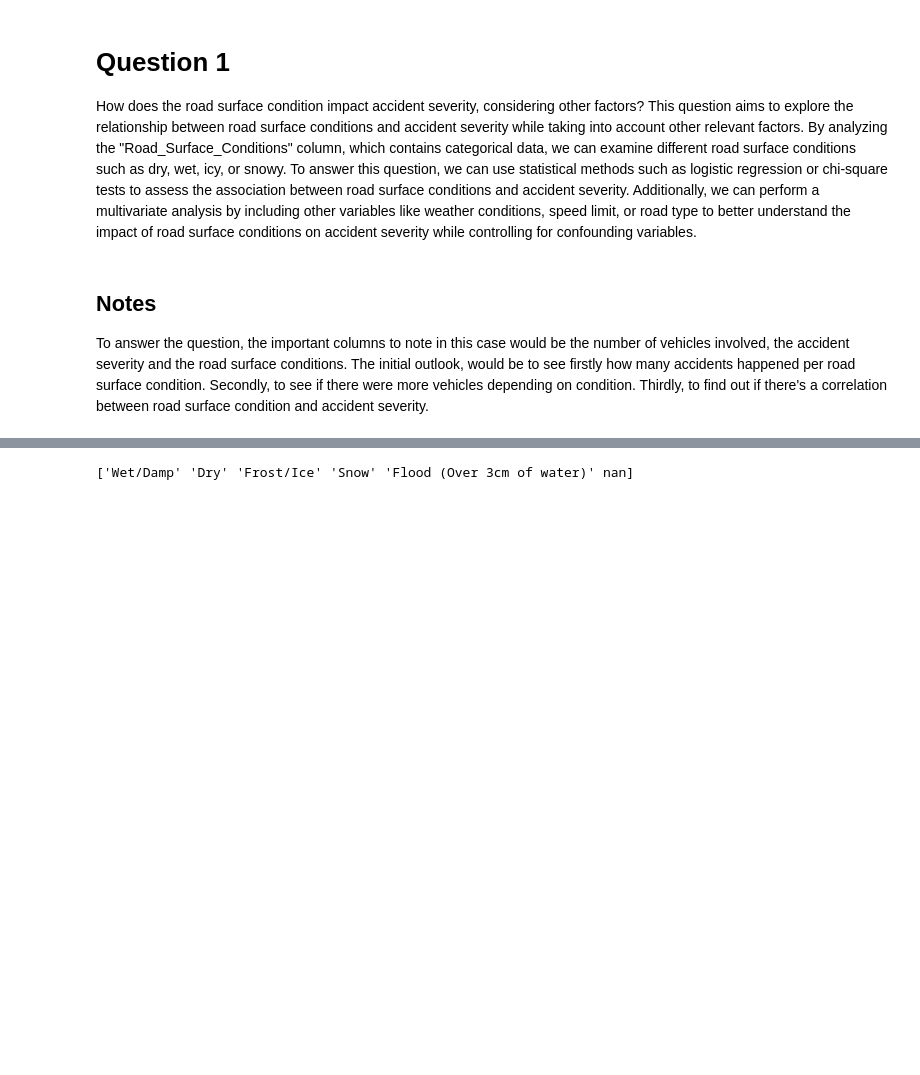
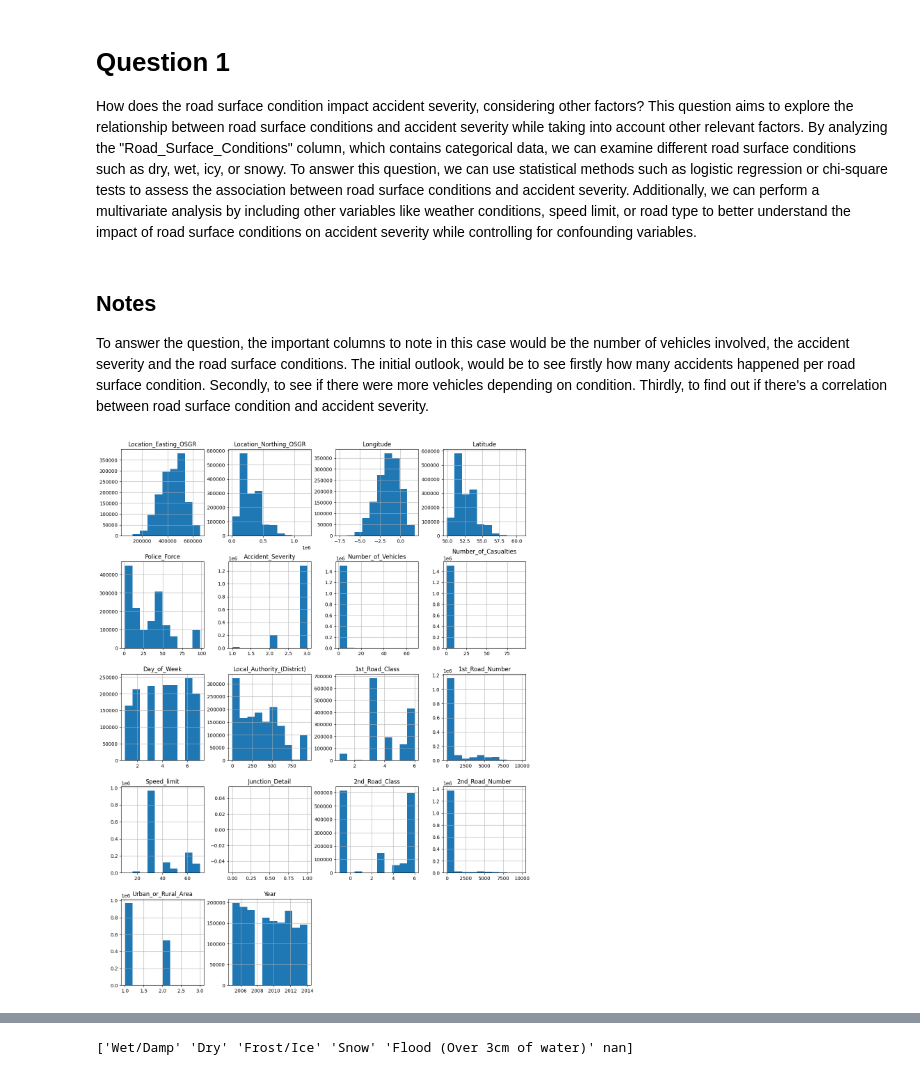
Before and after one commit to Nom115/traffic_accident_analysis, a Jupyter notebook: traffic_accidents.ipynb, the cells around one changed output, grey strips where cells are left out. Saved outputs shown, nothing was run; the diff lists cells and outputs as text; code cells hidden in the pictures; blank space fills up the shorter version.

```diff
--- a/traffic_accidents.ipynb
+++ b/traffic_accidents.ipynb
@@ -20,4 +20,6 @@ accident2012 = pd.read_csv("data/accidents_2012_to_2014.csv", low_memory=False)
 # %% [markdown]
 ## The data
 The data was found [here](https://www.kaggle.com/datasets/daveianhickey/2000-16-traffic-flow-england-scotland-wales). (https://www.kaggle.com/datasets/daveianhickey/2000-16-traffic-flow-england-scotland-wales)
+# %%
+df = pd.concat([accident2005, accident2009, accident2012], axis=0)
 # %%
@@ -70,3 +56,12 @@ How does the road surface condition impact accident severity, considering other
 # %% [markdown]
 ## Notes
 To answer the question, the important columns to note in this case would be the number of vehicles involved, the accident severity and the road surface conditions. The initial outlook, would be to see firstly how many accidents happened per road surface condition. Secondly, to see if there were more vehicles depending on condition. Thirdly, to find out if there's a correlation between road surface condition and accident severity.
+# %%
+q1_accident = df
+# %%
+#plotting a histgram to quickly visualise the data
+fig = plt.figure(figsize = (15,20))
+ax = fig.gca()
+q1_accident.hist(ax = ax);
+# %% [output]
+[figure, added]
```
Also changed, not shown: parts of 28 cells of this notebook.
